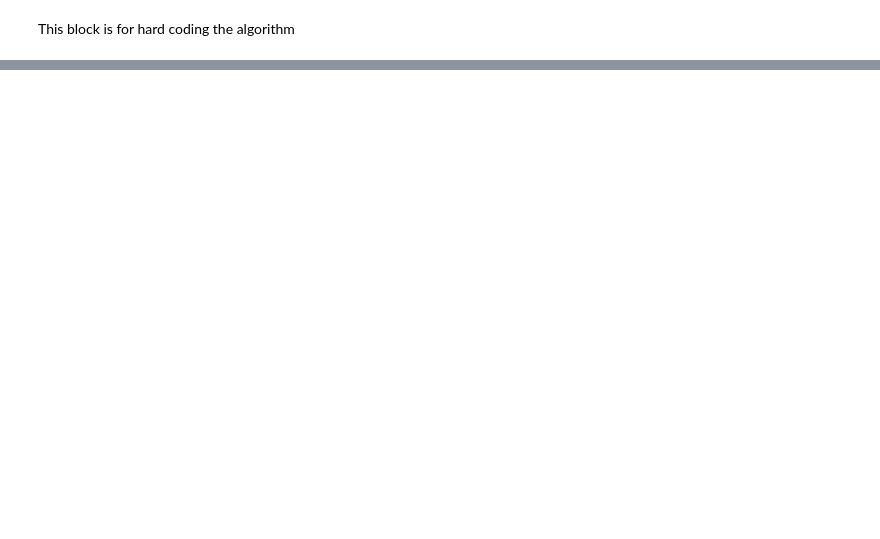
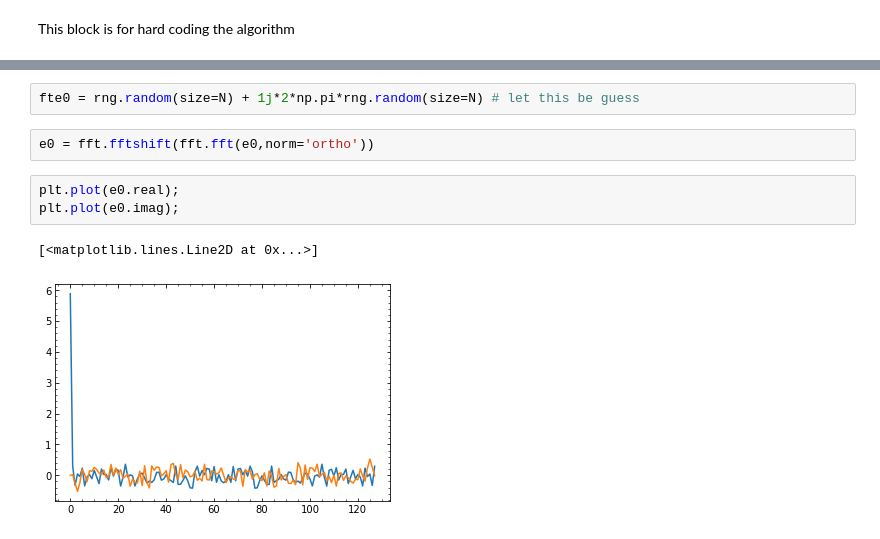
Before and after one commit to ChowdhuryGroup/FROG, a Jupyter notebook: Untitled.ipynb, the cells around one changed output, grey strips where cells are left out. Saved outputs shown, nothing was run; the diff lists cells and outputs as text; blank space fills up the shorter version.

```diff
--- a/Untitled.ipynb
+++ b/Untitled.ipynb
@@ -105,0 +135,10 @@ This block is for hard coding the algorithm
+# %%
+fte0 = rng.random(size=N) + 1j*2*np.pi*rng.random(size=N) # let this be guess
+# %%
+e0 = fft.fftshift(fft.fft(e0,norm='ortho'))
+# %%
+plt.plot(e0.real);
+plt.plot(e0.imag);
+# %% [output]
+[<matplotlib.lines.Line2D at 0x...>]
+[figure, added]
```
Also changed, not shown: parts of 5 cells of this notebook.
